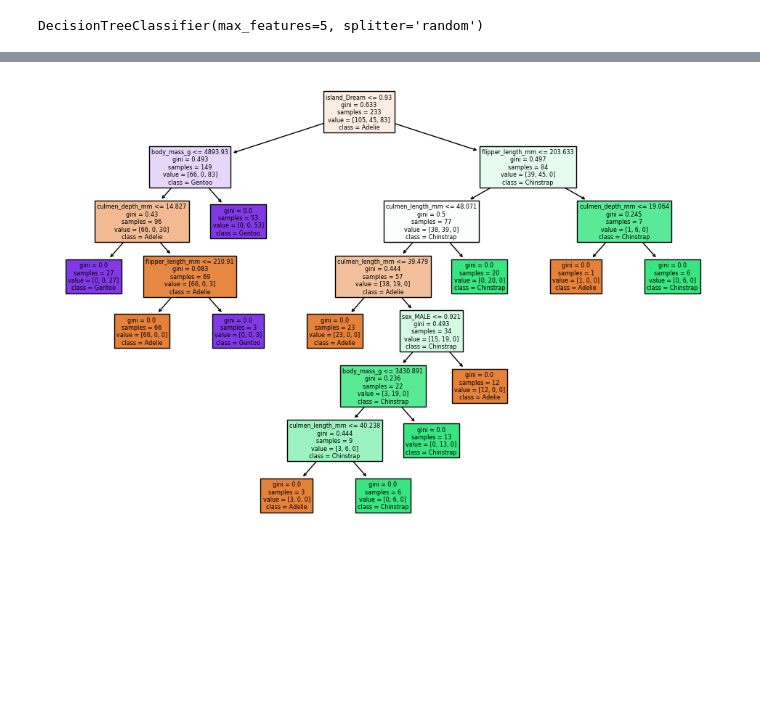
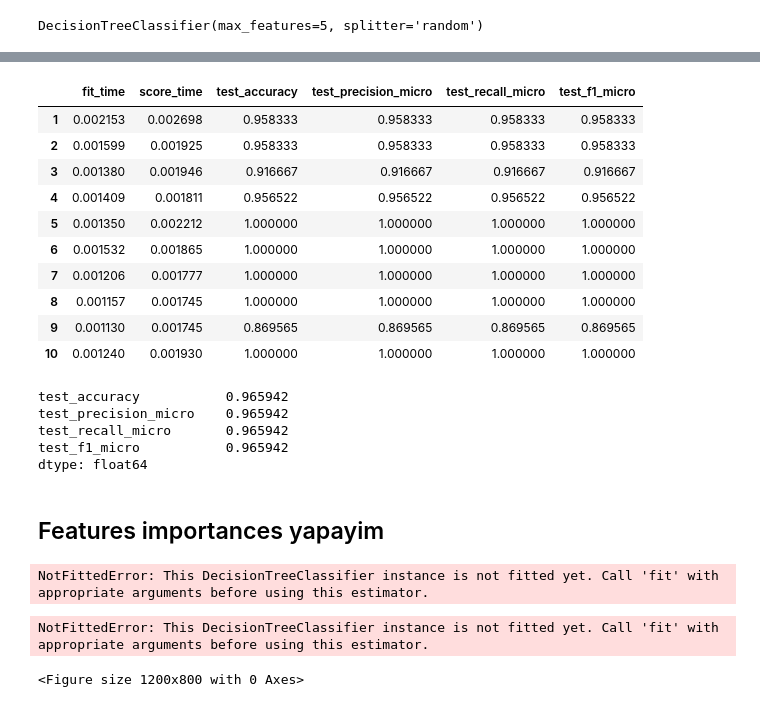
Before and after one commit to veyselaytekin1/Machine_Learning, a Jupyter notebook: Techpro_course/Decision_tree/Decision_tree_kendi tekrarim.ipynb, the cells around one changed output, grey strips where cells are left out. Saved outputs shown, nothing was run; the diff lists cells and outputs as text; code cells hidden in the pictures; blank space fills up the shorter version.

```diff
--- a/Techpro_course/Decision_tree/Decision_tree_kendi tekrarim.ipynb
+++ b/Techpro_course/Decision_tree/Decision_tree_kendi tekrarim.ipynb
@@ -326,3 +331,35 @@ plt.show()
+# %%
+model = DecisionTreeClassifier(random_state=101)
+
+scores = cross_validate(model, X_train, y_train, scoring = ["accuracy", "precision_micro", "recall_micro", "f1_micro"], cv = 10)
+df_scores = pd.DataFrame(scores, index = range(1, 11))
+df_scores
+# %% [output]
+|  | fit_time | score_time | test_accuracy | test_precision_micro | test_recall_micro | test_f1_micro |
+| 1 | 0.002153 | 0.002698 | 0.958333 | 0.958333 | 0.958333 | 0.958333 |
+| 2 | 0.001599 | 0.001925 | 0.958333 | 0.958333 | 0.958333 | 0.958333 |
+| 3 | 0.001380 | 0.001946 | 0.916667 | 0.916667 | 0.916667 | 0.916667 |
+| 4 | 0.001409 | 0.001811 | 0.956522 | 0.956522 | 0.956522 | 0.956522 |
+| 5 | 0.001350 | 0.002212 | 1.000000 | 1.000000 | 1.000000 | 1.000000 |
+| 6 | 0.001532 | 0.001865 | 1.000000 | 1.000000 | 1.000000 | 1.000000 |
+| 7 | 0.001206 | 0.001777 | 1.000000 | 1.000000 | 1.000000 | 1.000000 |
+| 8 | 0.001157 | 0.001745 | 1.000000 | 1.000000 | 1.000000 | 1.000000 |
+| 9 | 0.001130 | 0.001745 | 0.869565 | 0.869565 | 0.869565 | 0.869565 |
+| 10 | 0.001240 | 0.001930 | 1.000000 | 1.000000 | 1.000000 | 1.000000 |
+# %%
+df_scores.mean()[2:]
+# %% [output]
+test_accuracy           0.965942
+test_precision_micro    0.965942
+test_recall_micro       0.965942
+test_f1_micro           0.965942
+dtype: float64
+# %% [markdown]
+## Features importances yapayim
+# %%
+model.feature_importances_
+# %% [output]
+NotFittedError: This DecisionTreeClassifier instance is not fitted yet. Call 'fit' with appropriate arguments before using this estimator.
 # %%
 from sklearn.tree import plot_tree
 
@@ -330,4 +367,5 @@ plt.figure(figsize=(12,8),dpi=100)
 plot_tree(model, filled=True, feature_names=X.columns, class_names=df.species.unique());
 plt.show()
 # %% [output]
-[figure, removed]
+NotFittedError: This DecisionTreeClassifier instance is not fitted yet. Call 'fit' with appropriate arguments before using this estimator.
+<Figure size 1200x800 with 0 Axes>
```
Also changed, not shown: parts of 7 cells of this notebook, 10 other files.
